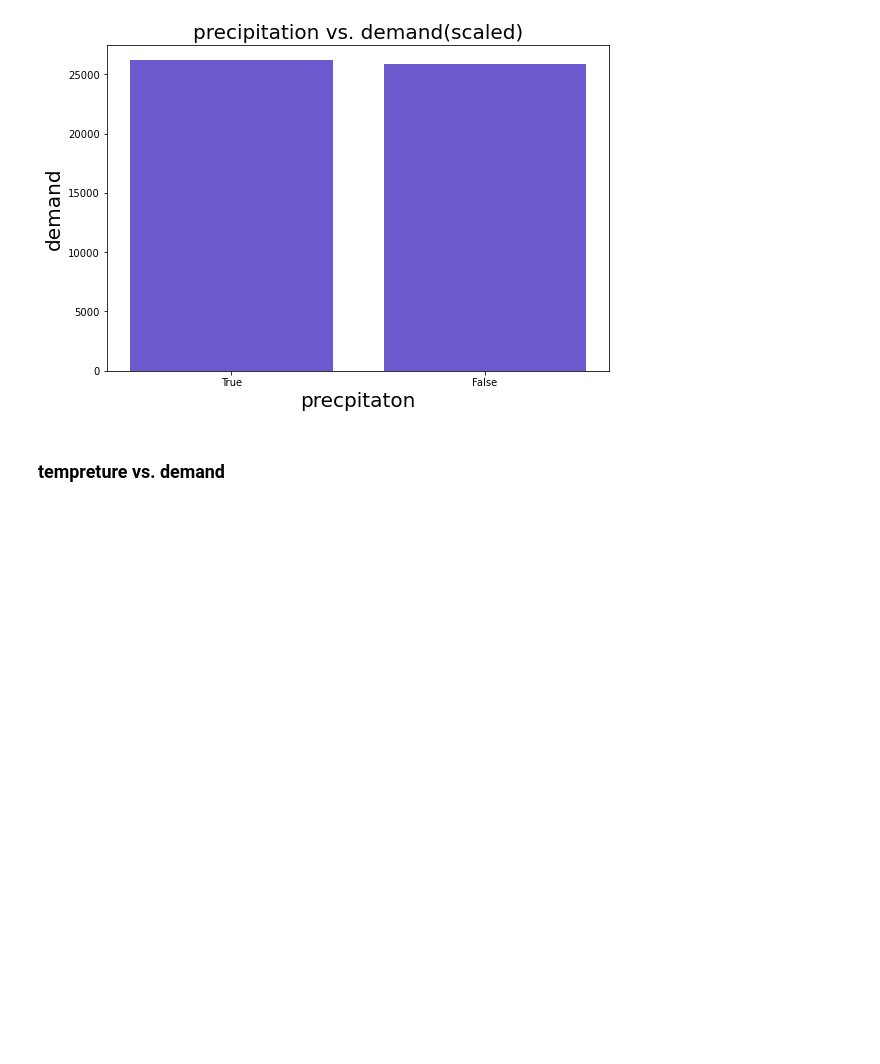
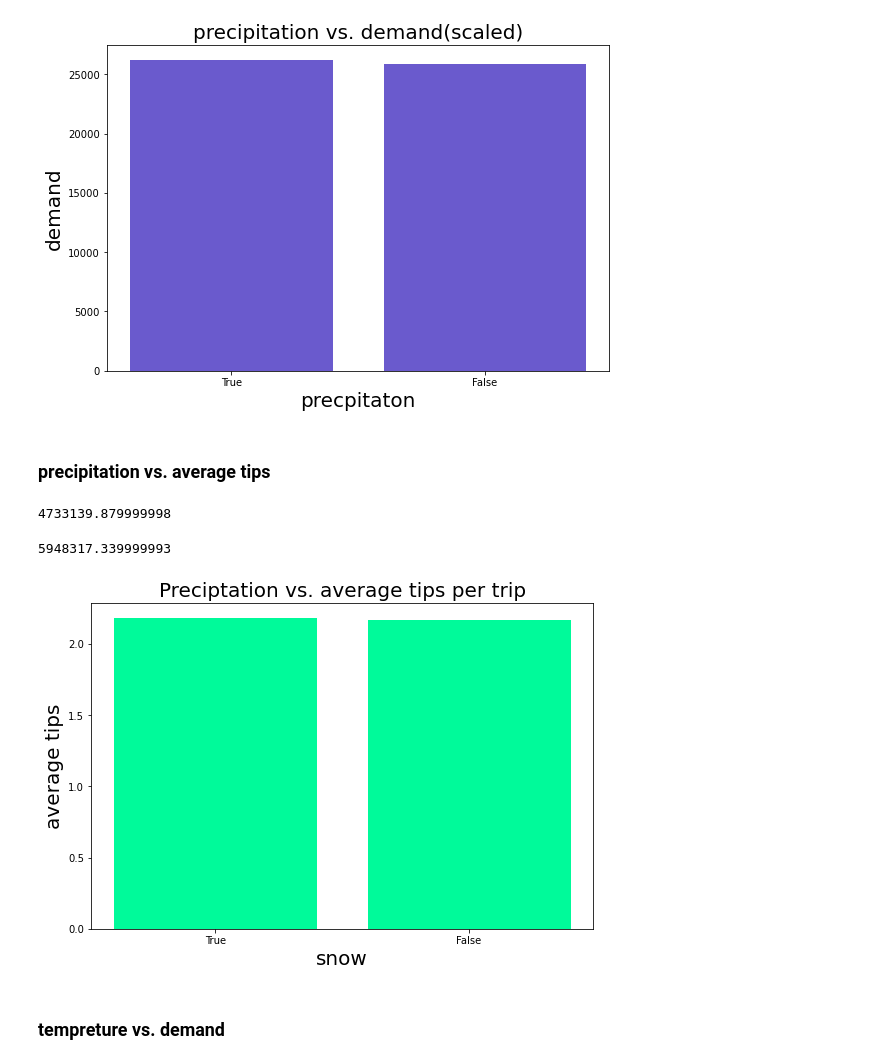
Before and after one commit to miayokka0926/Maximise-New-York-taxi-drivers-profits, a Jupyter notebook: code/full model.ipynb, the cells around one changed output. Saved outputs shown, nothing was run; the diff lists cells and outputs as text; code cells hidden in the pictures; blank space fills up the shorter version.

```diff
--- a/code/full model.ipynb
+++ b/code/full model.ipynb
@@ -315,6 +374,35 @@ plt.savefig("../plots/precipitation vs. demand(scaled).png")
 plt.show()
 # %% [output]
 [figure]
+# %% [markdown]
+### precipitation vs. average tips
+# %%
+prec_pickups = tips_sample[tips_sample['PRCP']>0]['PRCP'].count()
+# %%
+prec_tips = tips_sample[tips_sample['PRCP']>0]['tip_amount'].sum()
+prec_tips
+# %% [output]
+4733139.879999998
+# %%
+un_prec_tips = tips_sample[tips_sample['PRCP']==0]['tip_amount'].sum()
+un_prec_tips
+# %% [output]
+5948317.339999993
+# %%
+x=['True', 'False']
+y=[prec_tips/prec_pickups, un_prec_tips/(total_pickups - prec_pickups)]
+
+fig=plt.figure(figsize=(9,6))
+h = plt.bar(x,y,width=0.8,bottom=None,color = 'mediumspringgreen')
+
+plt.ylabel('average tips', fontsize = 20)
+plt.xlabel('snow', fontsize = 20)
+plt.title('Preciptation vs. average tips per trip',fontsize = 20)
+plt.savefig("../plots/Preciptation vs. average tips per trip.png")
+
+plt.show()
+# %% [output]
+[figure, added]
 # %% [markdown]
 ### tempreture vs. demand
 # %%
```
Also changed, not shown: parts of 28 cells of this notebook, 11 other files.
